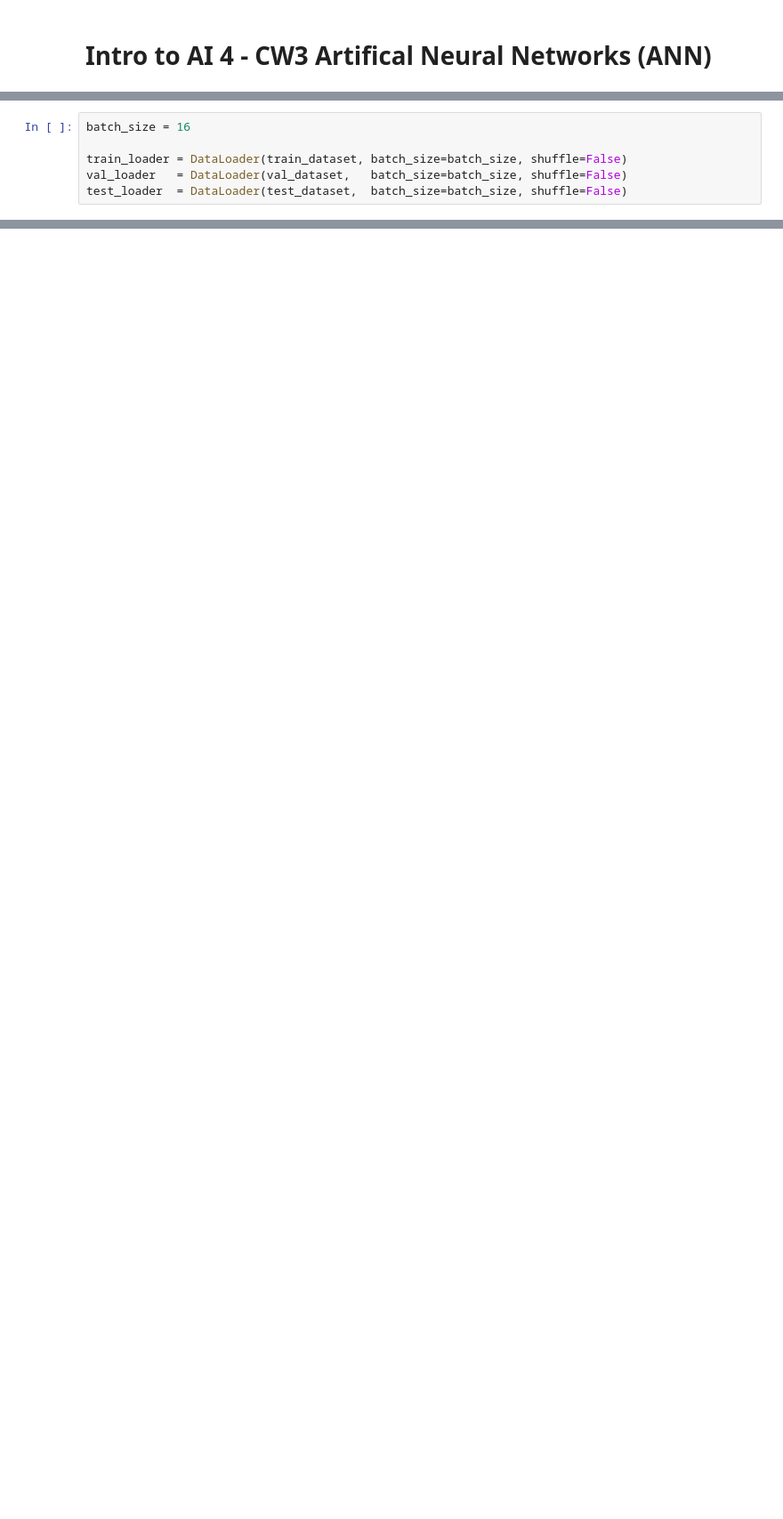
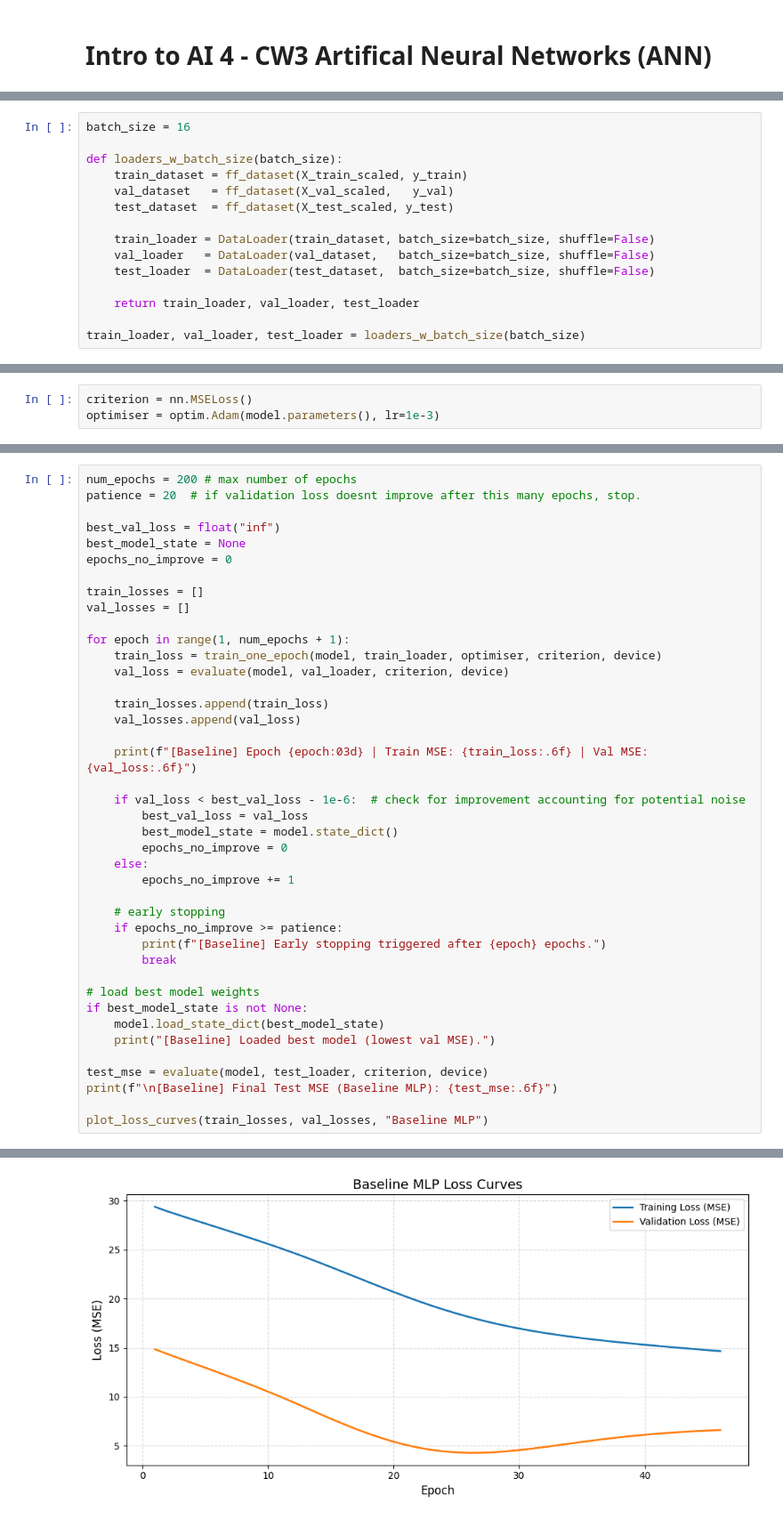
Before and after one commit to YukiSuter/ENG4200-AI4, a Jupyter notebook: ENG4200_CW3_2758934s.ipynb, the cells around one changed output, grey strips where cells are left out. Shown at 89% size. Drawn from its saved outputs; the diff is of its cells as text; blank space fills up the shorter version.

Commit message:
3 all work. Improvements required on tuning parameters and taking averages of multiple runs.

```diff
--- a/ENG4200_CW3_2758934s.ipynb
+++ b/ENG4200_CW3_2758934s.ipynb
@@ -141,6 +169,15 @@ test_dataset  = ff_dataset(X_test_scaled, y_test)
 # %%
 batch_size = 16
 
-train_loader = DataLoader(train_dataset, batch_size=batch_size, shuffle=False)
-val_loader   = DataLoader(val_dataset,   batch_size=batch_size, shuffle=False)
-test_loader  = DataLoader(test_dataset,  batch_size=batch_size, shuffle=False)
+def loaders_w_batch_size(batch_size):
+    train_dataset = ff_dataset(X_train_scaled, y_train)
+    val_dataset   = ff_dataset(X_val_scaled,   y_val)
+    test_dataset  = ff_dataset(X_test_scaled, y_test)
+
+    train_loader = DataLoader(train_dataset, batch_size=batch_size, shuffle=False)
+    val_loader   = DataLoader(val_dataset,   batch_size=batch_size, shuffle=False)
+    test_loader  = DataLoader(test_dataset,  batch_size=batch_size, shuffle=False)
+
+    return train_loader, val_loader, test_loader
+
+train_loader, val_loader, test_loader = loaders_w_batch_size(batch_size)
@@ -146,0 +275,3 @@ test_loader  = DataLoader(test_dataset,  batch_size=batch_size, shuffle=False)
+# %%
+criterion = nn.MSELoss()
+optimiser = optim.Adam(model.parameters(), lr=1e-3)
@@ -146,0 +284,42 @@ test_loader  = DataLoader(test_dataset,  batch_size=batch_size, shuffle=False)
+# %%
+num_epochs = 200 # max number of epochs
+patience = 20  # if validation loss doesnt improve after this many epochs, stop.
+
+best_val_loss = float("inf")
+best_model_state = None
+epochs_no_improve = 0
+
+train_losses = []
+val_losses = []
+
+for epoch in range(1, num_epochs + 1):
+    train_loss = train_one_epoch(model, train_loader, optimiser, criterion, device)
+    val_loss = evaluate(model, val_loader, criterion, device)
+
+    train_losses.append(train_loss)
+    val_losses.append(val_loss)
+
+    print(f"[Baseline] Epoch {epoch:03d} | Train MSE: {train_loss:.6f} | Val MSE: {val_loss:.6f}")
+
+    if val_loss < best_val_loss - 1e-6:  # check for improvement accounting for potential noise
+        best_val_loss = val_loss
+        best_model_state = model.state_dict()
+        epochs_no_improve = 0
+    else:
+        epochs_no_improve += 1
+
+    # early stopping
+    if epochs_no_improve >= patience:
+        print(f"[Baseline] Early stopping triggered after {epoch} epochs.")
+        break
+
+# load best model weights
+if best_model_state is not None:
+    model.load_state_dict(best_model_state)
+    print("[Baseline] Loaded best model (lowest val MSE).")
+
+test_mse = evaluate(model, test_loader, criterion, device)
+print(f"\n[Baseline] Final Test MSE (Baseline MLP): {test_mse:.6f}")
+
+plot_loss_curves(train_losses, val_losses, "Baseline MLP")
+# %% [output]
@@ -146,0 +343 @@ test_loader  = DataLoader(test_dataset,  batch_size=batch_size, shuffle=False)
+[figure, added]
```
Also changed, not shown: parts of 51 cells of this notebook, 1 other file.
